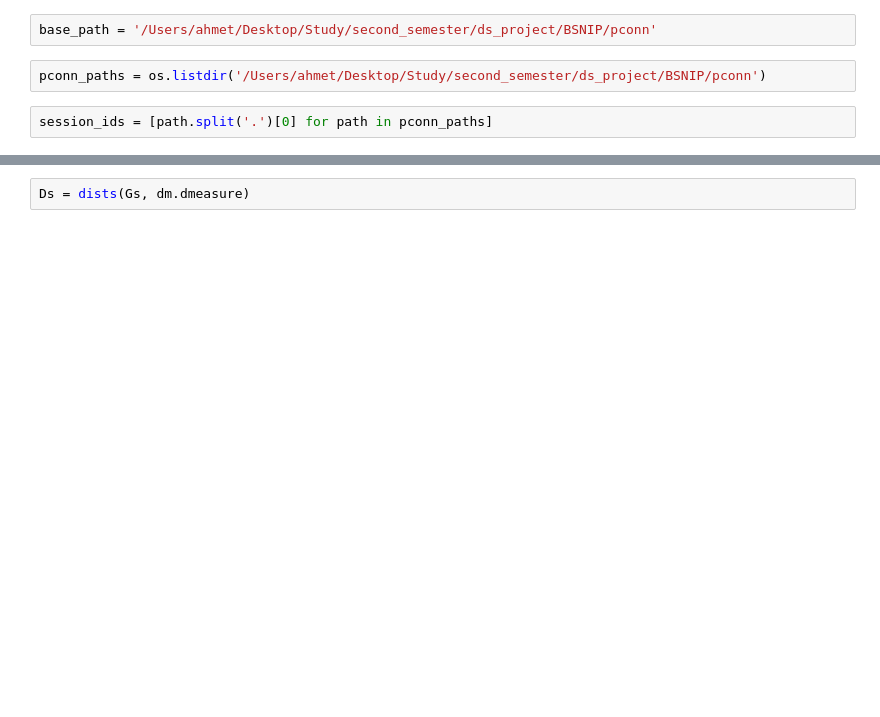
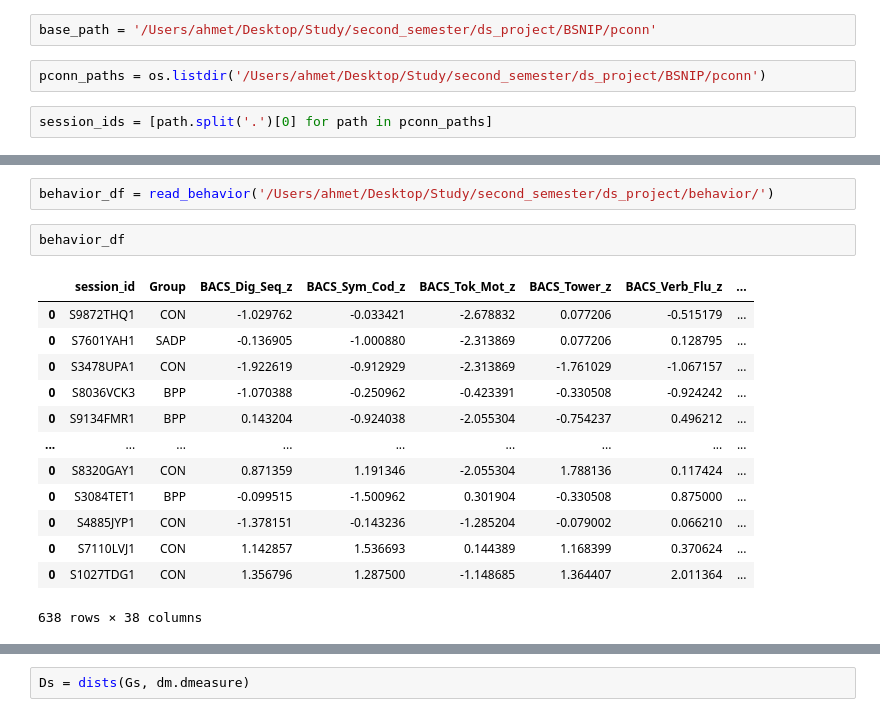
Before and after one commit to jacomof/classifying_psychiatric_disorders, a Jupyter notebook: src/simplified_d_measure.ipynb, the cells around one changed output, grey strips where cells are left out. Cells and saved outputs as stored; diff of their text form; blank space fills up the shorter version.

```diff
--- a/src/simplified_d_measure.ipynb
+++ b/src/simplified_d_measure.ipynb
@@ -15,0 +32,18 @@ session_ids = [path.split('.')[0] for path in pconn_paths]
+# %%
+behavior_df = read_behavior('/Users/ahmet/Desktop/Study/second_semester/ds_project/behavior/')
+# %%
+behavior_df
+# %% [output]
+|  | session_id | Group | BACS_Dig_Seq_z | BACS_Sym_Cod_z | BACS_Tok_Mot_z | BACS_Tower_z | BACS_Verb_Flu_z | ... |
+| 0 | S9872THQ1 | CON | -1.029762 | -0.033421 | -2.678832 | 0.077206 | -0.515179 | ... |
+| 0 | S7601YAH1 | SADP | -0.136905 | -1.000880 | -2.313869 | 0.077206 | 0.128795 | ... |
+| 0 | S3478UPA1 | CON | -1.922619 | -0.912929 | -2.313869 | -1.761029 | -1.067157 | ... |
+| 0 | S8036VCK3 | BPP | -1.070388 | -0.250962 | -0.423391 | -0.330508 | -0.924242 | ... |
+| 0 | S9134FMR1 | BPP | 0.143204 | -0.924038 | -2.055304 | -0.754237 | 0.496212 | ... |
+| ... | ... | ... | ... | ... | ... | ... | ... | ... |
+| 0 | S8320GAY1 | CON | 0.871359 | 1.191346 | -2.055304 | 1.788136 | 0.117424 | ... |
+| 0 | S3084TET1 | BPP | -0.099515 | -1.500962 | 0.301904 | -0.330508 | 0.875000 | ... |
+| 0 | S4885JYP1 | CON | -1.378151 | -0.143236 | -1.285204 | -0.079002 | 0.066210 | ... |
+| 0 | S7110LVJ1 | CON | 1.142857 | 1.536693 | 0.144389 | 1.168399 | 0.370624 | ... |
+| 0 | S1027TDG1 | CON | 1.356796 | 1.287500 | -1.148685 | 1.364407 | 2.011364 | ... |
+638 rows × 38 columns
```
Also changed, not shown: parts of 7 cells of this notebook, 2 other files.
